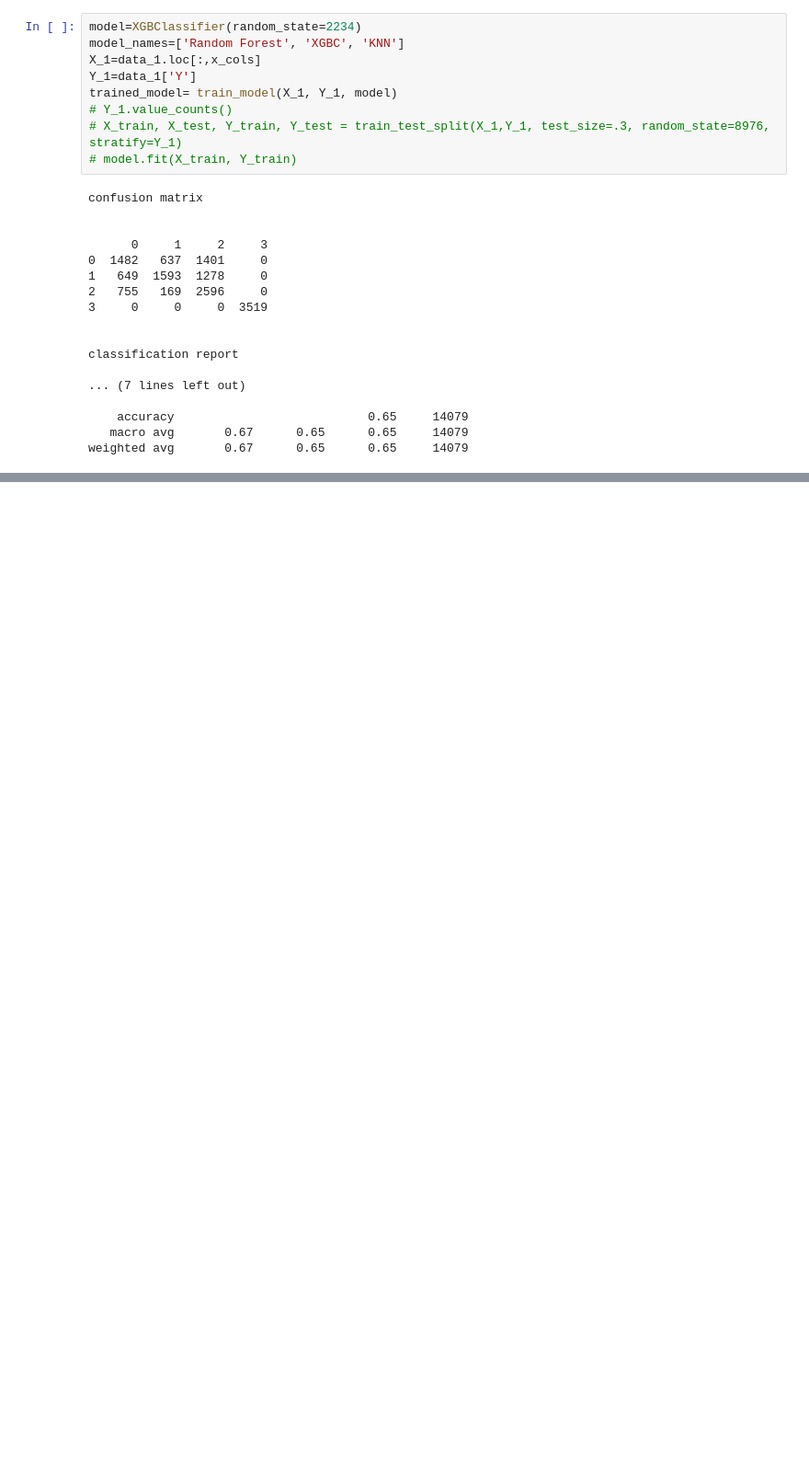
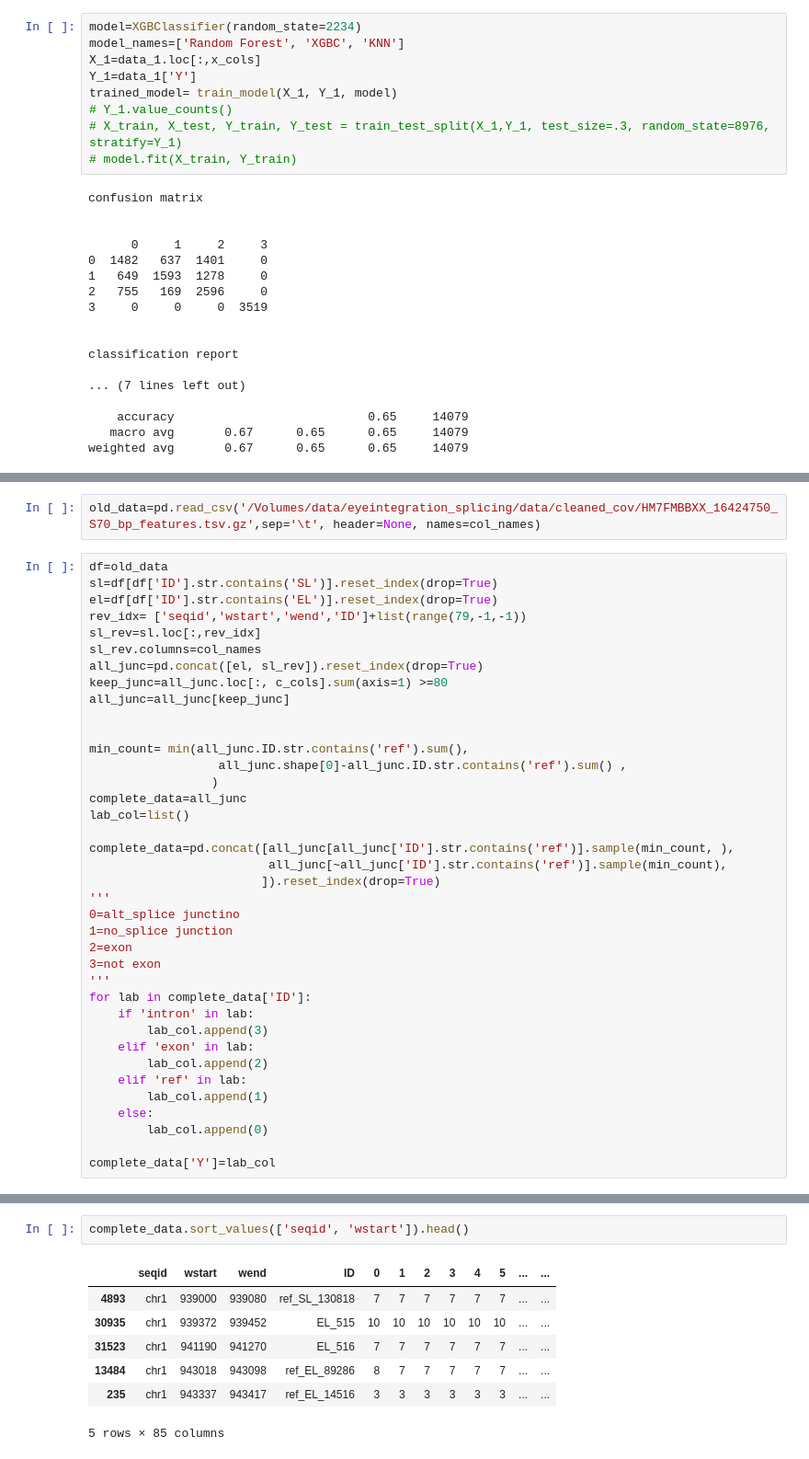
Before and after one commit to vinay-swamy/eyesplice_predictor, a Jupyter notebook: notebooks/explore_data.ipynb, the cells around one changed output, grey strips where cells are left out. Shown at 92% size. Cells and saved outputs as stored; diff of their text form; blank space fills up the shorter version.

```diff
--- a/notebooks/explore_data.ipynb
+++ b/notebooks/explore_data.ipynb
@@ -286,0 +297,40 @@ weighted avg       0.63      0.63      0.63      4892
+# %%
+old_data=pd.read_csv('/Volumes/data/eyeintegration_splicing/data/cleaned_cov/HM7FMBBXX_16424750_S70_bp_features.tsv.gz',sep='\t', header=None, names=col_names)
+# %%
+df=old_data
+sl=df[df['ID'].str.contains('SL')].reset_index(drop=True)
+el=df[df['ID'].str.contains('EL')].reset_index(drop=True)
+rev_idx= ['seqid','wstart','wend','ID']+list(range(79,-1,-1))
+sl_rev=sl.loc[:,rev_idx]
+sl_rev.columns=col_names
+all_junc=pd.concat([el, sl_rev]).reset_index(drop=True)
+keep_junc=all_junc.loc[:, c_cols].sum(axis=1) >=80
+all_junc=all_junc[keep_junc]
+
+
+min_count= min(all_junc.ID.str.contains('ref').sum(),
+                  all_junc.shape[0]-all_junc.ID.str.contains('ref').sum() ,
+                 )
+complete_data=all_junc
+lab_col=list()
+
+complete_data=pd.concat([all_junc[all_junc['ID'].str.contains('ref')].sample(min_count, ),
+                         all_junc[~all_junc['ID'].str.contains('ref')].sample(min_count),
+                        ]).reset_index(drop=True)
+'''
+0=alt_splice junctino
+1=no_splice junction
+2=exon
+3=not exon
+'''
+for lab in complete_data['ID']:
+    if 'intron' in lab:
+        lab_col.append(3)
+    elif 'exon' in lab:
+        lab_col.append(2)
+    elif 'ref' in lab:
+        lab_col.append(1)
+    else:
+        lab_col.append(0)
+
+complete_data['Y']=lab_col
@@ -286,0 +369,10 @@ weighted avg       0.63      0.63      0.63      4892
+# %%
+complete_data.sort_values(['seqid', 'wstart']).head()
+# %% [output]
+|  | seqid | wstart | wend | ID | 0 | 1 | 2 | 3 | 4 | 5 | ... | ... |
+| 4893 | chr1 | 939000 | 939080 | ref_SL_130818 | 7 | 7 | 7 | 7 | 7 | 7 | ... | ... |
+| 30935 | chr1 | 939372 | 939452 | EL_515 | 10 | 10 | 10 | 10 | 10 | 10 | ... | ... |
+| 31523 | chr1 | 941190 | 941270 | EL_516 | 7 | 7 | 7 | 7 | 7 | 7 | ... | ... |
+| 13484 | chr1 | 943018 | 943098 | ref_EL_89286 | 8 | 7 | 7 | 7 | 7 | 7 | ... | ... |
+| 235 | chr1 | 943337 | 943417 | ref_EL_14516 | 3 | 3 | 3 | 3 | 3 | 3 | ... | ... |
+5 rows × 85 columns
```
Also changed, not shown: parts of 11 cells of this notebook, 1 other file.
